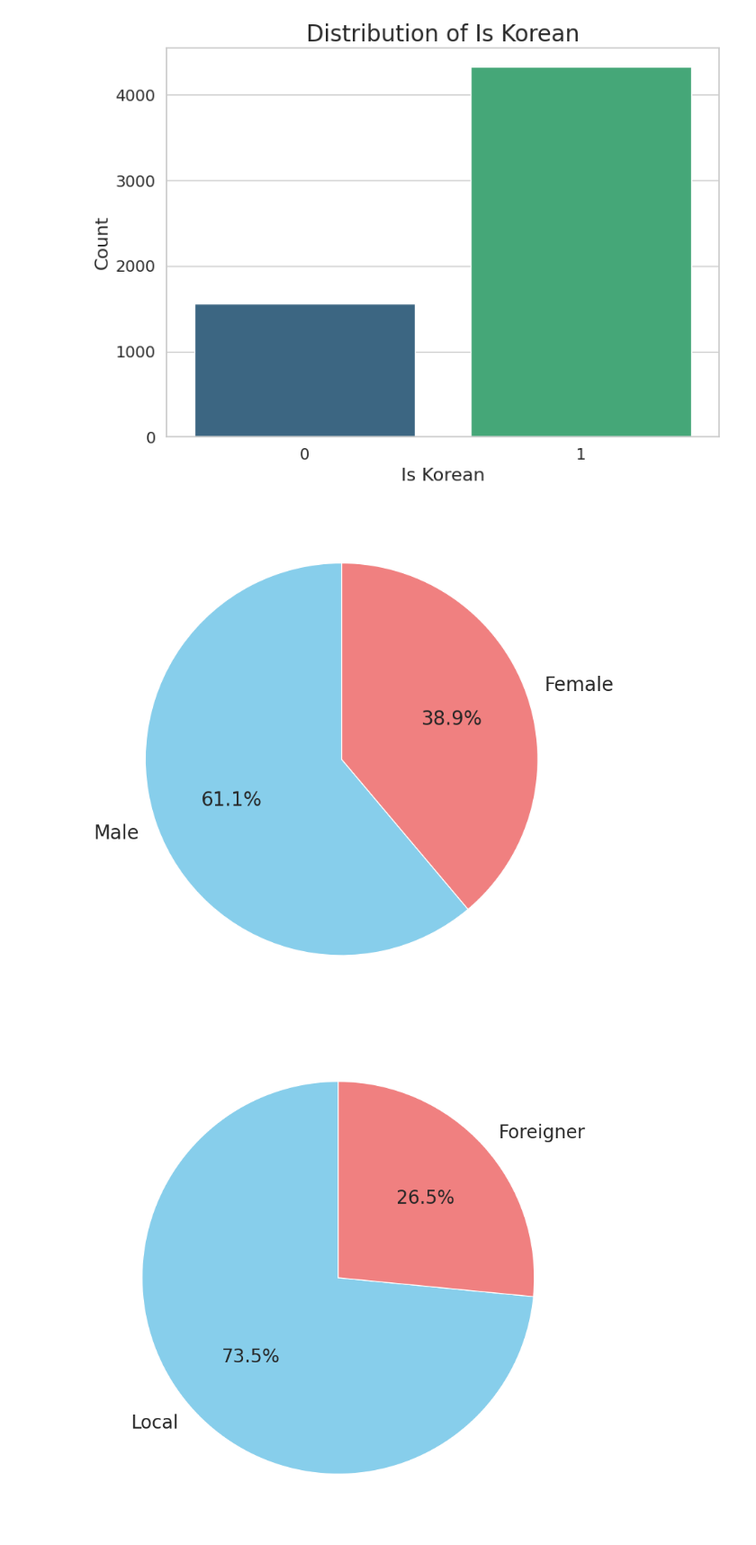
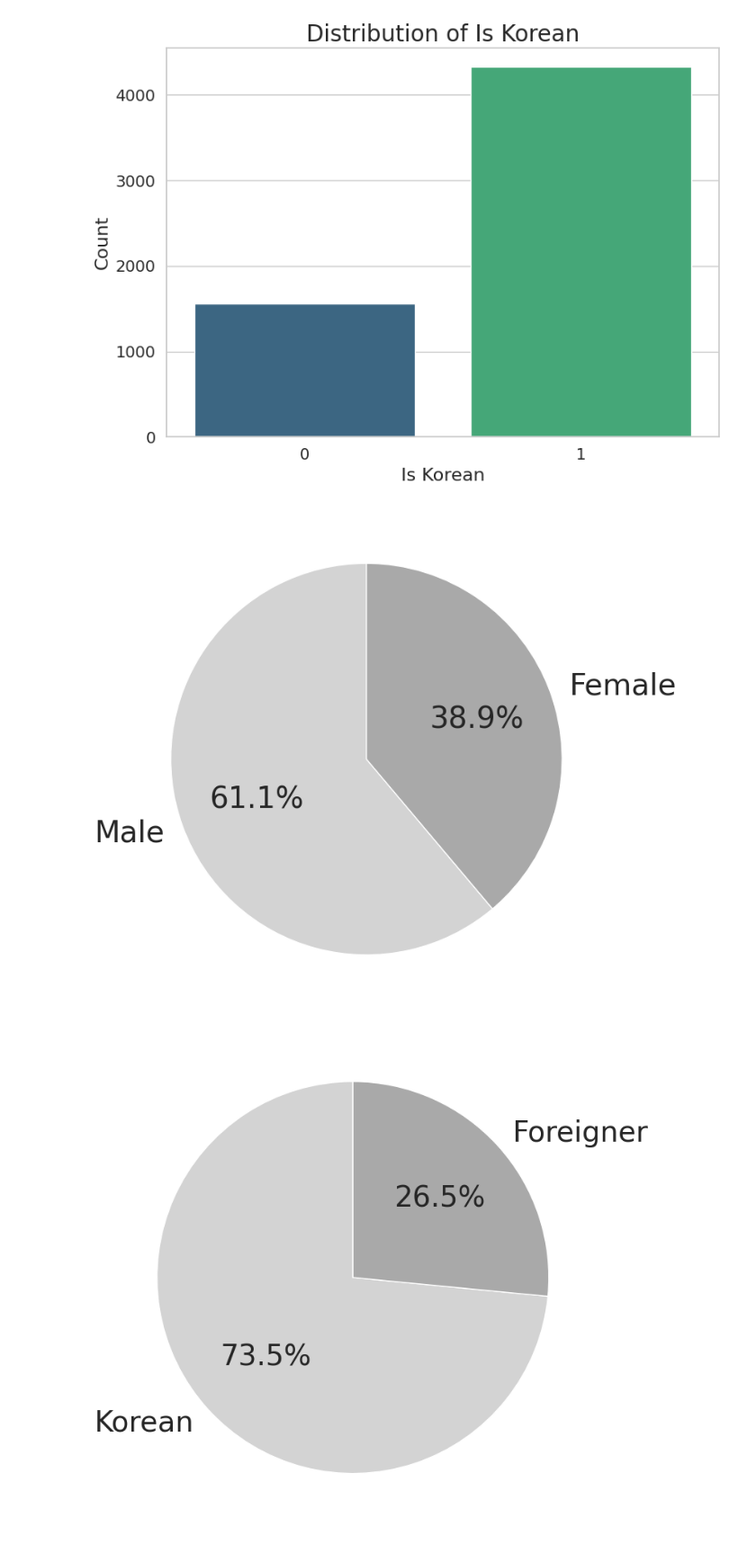
Before and after one commit to MLAI-Yonsei/CEVT, a Jupyter notebook: data/data_stats.ipynb, the cells around one changed output. Shown at 90% size. Cells and saved outputs as stored; diff of their text form; code cells hidden in the pictures.

```diff
--- a/data/data_stats.ipynb
+++ b/data/data_stats.ipynb
@@ -427,33 +425,38 @@ Passing `palette` without assigning `hue` is deprecated and will be removed in v
 # %%
 import pandas as pd
 import matplotlib.pyplot as plt
 
-# Load the dataset
+# 데이터셋 로드
 file_path = './data_task.csv'
 df = pd.read_csv(file_path)
 
-# Map the values for better readability in the pie charts
+# 값 매핑
 df['gender'] = df['gender'].map({1: 'Male', 0: 'Female'})
-df['is_korean'] = df['is_korean'].map({1: 'Local', 0: 'Foreigner'})
+df['is_korean'] = df['is_korean'].map({1: 'Korean', 0: 'Foreigner'})
 
-# Function to create and save pie charts for binary categorical data
+# 이진 범주형 데이터에 대한 파이 차트를 생성하고 저장하는 함수
 def create_pie_chart(data, column_name, title_name, output_path):
     plt.figure(figsize=(8, 8))
-    data[column_name].value_counts().plot.pie(
-        autopct='%1.1f%%', startangle=90, colors=['skyblue', 'lightcoral'], textprops={'fontsize': 20}
+    pie_chart = data[column_name].value_counts().plot.pie(
+    autopct='%1.1f%%', startangle=90, colors=['lightgray', 'darkgray'], textprops={'fontsize': 28}
     )
-    plt.title(f'', fontsize=20)
+    plt.title('', fontsize=20)
     plt.ylabel('')
+
+    # 레이블 폰트 크기 설정
+    for text in pie_chart.texts:
+        text.set_fontsize(28)  # 레이블 폰트 크기 설정
+
     plt.tight_layout()
     plt.savefig(output_path, dpi=300, bbox_inches='tight')
     plt.show()
 
-# Create and save pie charts for 'gender' and 'is_korean'
-create_pie_chart(df, 'gender', 'Gender', './gender_distribution_pie.png')
-create_pie_chart(df, 'is_korean', 'Is Korean', './is_korean_distribution_pie.png')
+# 'gender' 및 'is_korean'에 대한 파이 차트를 생성하고 저장
+create_pie_chart(df, 'gender', 'Gender Distribution', './gender_distribution_pie.png')
+create_pie_chart(df, 'is_korean', 'Korean Distribution', './is_korean_distribution_pie.png')
 # %% [output]
-[figure, old version]
+[figure, new version]
-[figure, old version]
+[figure, new version]
 # %%
 import pandas as pd
 import matplotlib.pyplot as plt
```
Also changed, not shown: parts of 7 cells of this notebook, 54 other files.
